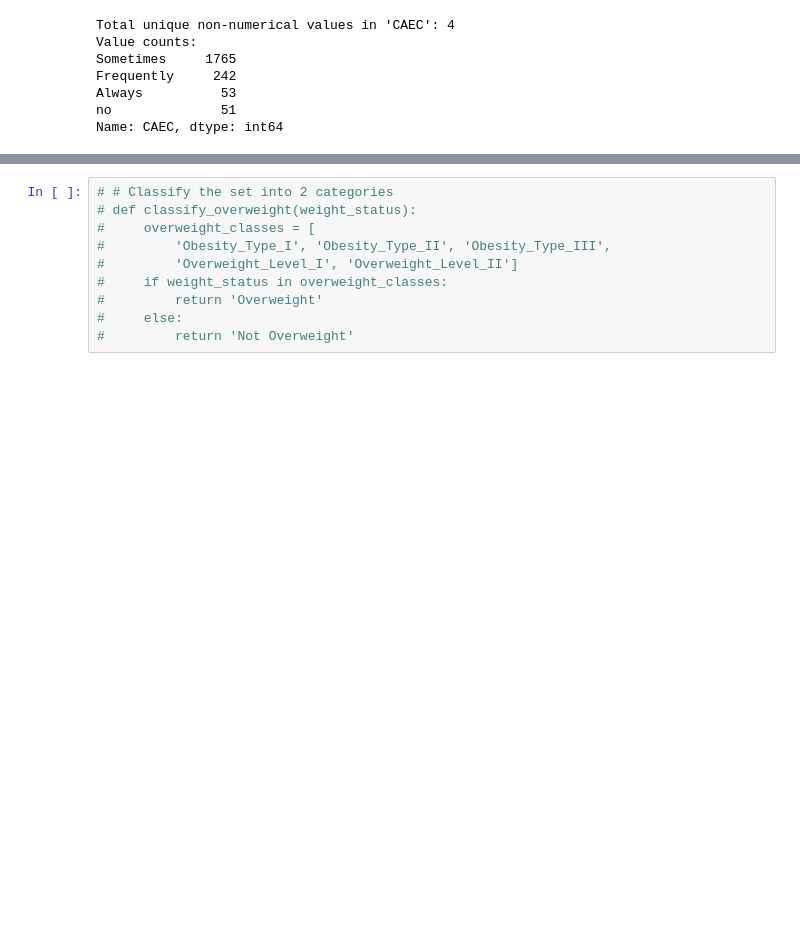
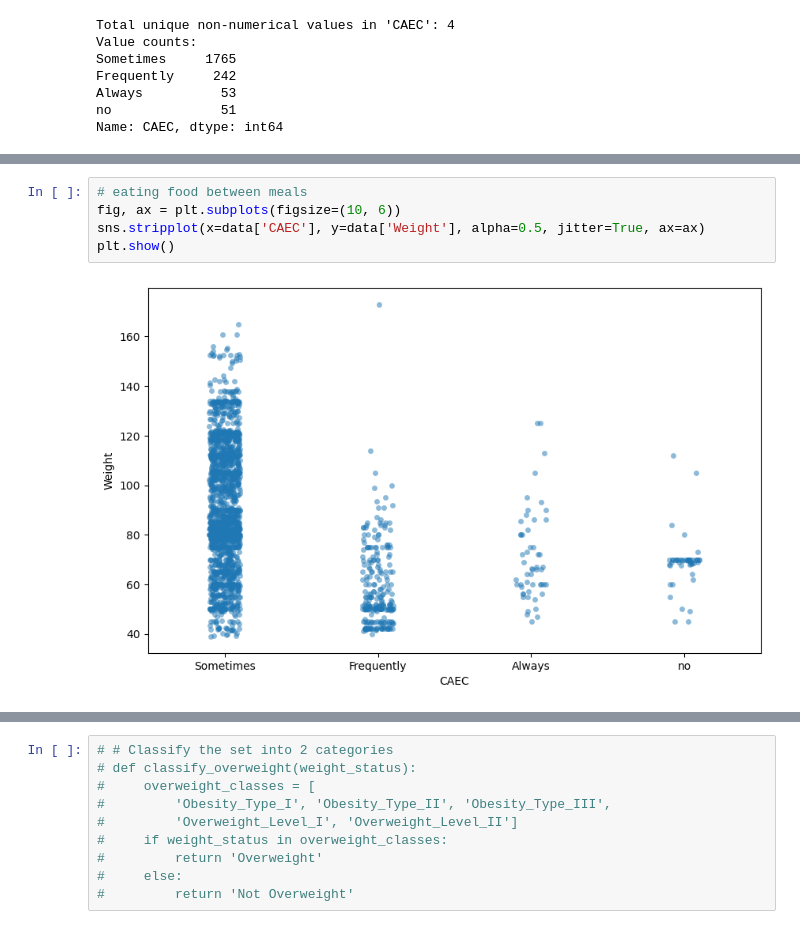
Before and after one commit to Fera13/ML-Project-Obesity-Classifier, a Jupyter notebook: ML-Project Obesity REGRESSION.ipynb, the cells around one changed output, grey strips where cells are left out. Cells and saved outputs as stored; diff of their text form; blank space fills up the shorter version.

```diff
--- a/ML-Project Obesity REGRESSION.ipynb
+++ b/ML-Project Obesity REGRESSION.ipynb
@@ -128,0 +190,7 @@ Name: CAEC, dtype: int64
+# %%
+# eating food between meals
+fig, ax = plt.subplots(figsize=(10, 6))
+sns.stripplot(x=data['CAEC'], y=data['Weight'], alpha=0.5, jitter=True, ax=ax)
+plt.show()
+# %% [output]
+[figure, added]
```
Also changed, not shown: parts of 14 cells of this notebook, 1 other file.
